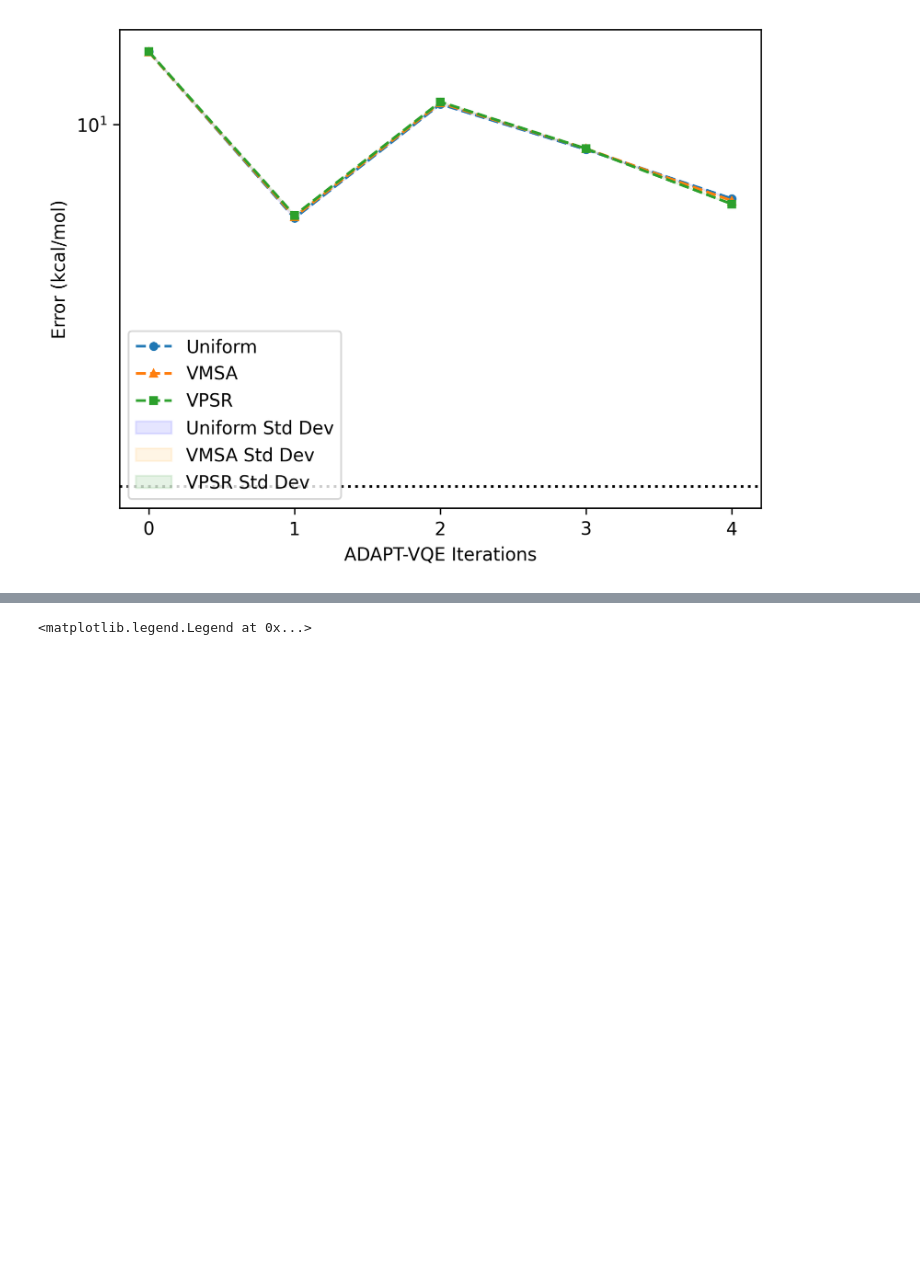
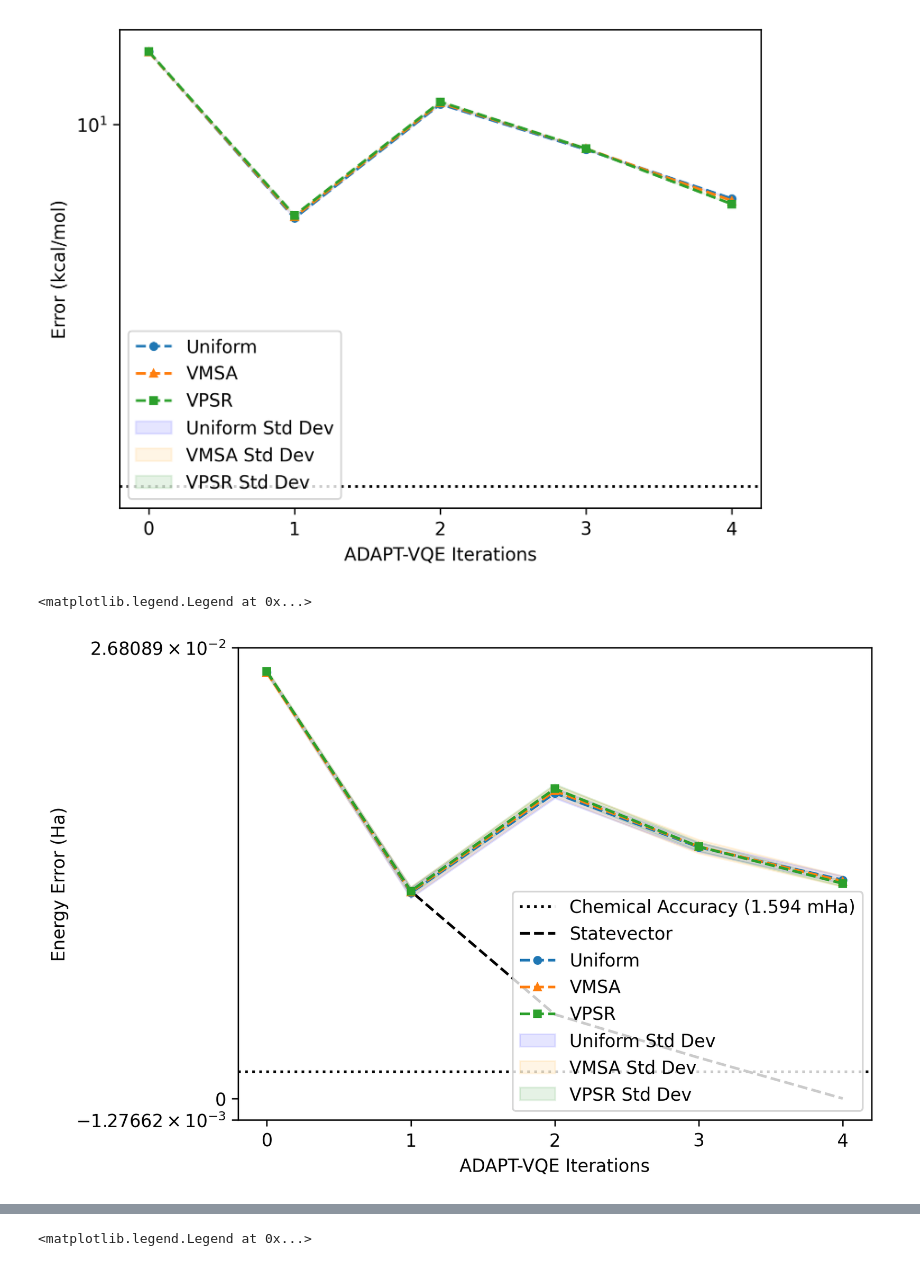
Before and after one commit to azhar-ikhtiarudin/ShotOptimization-ADAPT-VQE, a Jupyter notebook: 2-Shot-ADAPT-VQE/data_analysis_h3.ipynb, the cells around one changed output, grey strips where cells are left out. Drawn from its saved outputs; the diff is of its cells as text; code cells hidden in the pictures; blank space fills up the shorter version.

```diff
--- a/2-Shot-ADAPT-VQE/data_analysis_h3.ipynb
+++ b/2-Shot-ADAPT-VQE/data_analysis_h3.ipynb
@@ -98,6 +98,79 @@ plt.legend()
 # %% [output]
 <matplotlib.legend.Legend at 0x...>
 [figure]
+# %%
+plt.rcParams['figure.dpi'] = 300
+exact_energy = data['fci_energy']
+chemac = 1
+
+energies_statevector = []
+energies_uniform = []
+energies_vmsa = []
+energies_vpsr = []
+
+std_uniform = []
+std_vmsa = []
+std_vpsr = []
+
+for i in range(len(data['data_list'])):
+    energies_statevector.append(data['data_list'][i]['energies_statevector'][-1])
+    energies_uniform.append(data['data_list'][i]['energies_uniform'][-1])
+    energies_vmsa.append(data['data_list'][i]['energies_vmsa'][-1])
+    energies_vpsr.append(data['data_list'][i]['energies_vpsr'][-1])
+
+    std_uniform.append(data['data_list'][i]['std_uniform'][-1])
+    std_vmsa.append(data['data_list'][i]['std_vmsa'][-1])
+    std_vpsr.append(data['data_list'][i]['std_vpsr'][-1])
+
+
+error_statevector = np.abs(np.array(energies_statevector) - exact_energy)*chemac
+error_uniform = np.abs(np.array(energies_uniform) - exact_energy)*chemac
+error_vmsa = np.abs(np.array(energies_vmsa) - exact_energy)*chemac
+error_vpsr = np.abs(np.array(energies_vpsr) - exact_energy)*chemac
+
+
+# # Removing indices
+# indices_to_remove = [1,2,3,4,5,6,7,8,9]
+
+# # Apply np.delete to remove indices 2 and 3 from all relevant arrays
+# energies_statevector = np.delete(energies_statevector, indices_to_remove)
+# energies_uniform = np.delete(energies_uniform, indices_to_remove)
+# energies_vmsa = np.delete(energies_vmsa, indices_to_remove)
+# energies_vpsr = np.delete(energies_vpsr, indices_to_remove)
+
+# error_statevector = np.delete(error_statevector, indices_to_remove)
+# error_uniform = np.delete(error_uniform, indices_to_remove)
+# error_vmsa = np.delete(error_vmsa, indices_to_remove)
+# error_vpsr = np.delete(error_vpsr, indices_to_remove)
+
+# std_uniform = np.delete(std_uniform, indices_to_remove)
+# std_vmsa = np.delete(std_vmsa, indices_to_remove)
+# std_vpsr = np.delete(std_vpsr, indices_to_remove)
+
+
+x = range(len(error_statevector))
+
+plt.axhline(1.594e-3, color='black', linestyle='dotted', label='Chemical Accuracy (1.594 mHa)')
+
+plt.plot(x, error_statevector, label='Statevector', linestyle='--', color='black')
+plt.plot(x, error_uniform, label='Uniform', linestyle='--', marker='o', markersize=4)
+plt.plot(x, error_vmsa, label='VMSA', linestyle='--', marker='^', markersize=4)
+plt.plot(x, error_vpsr, label='VPSR', linestyle='--', marker='s', markersize=4)
+
+plt.fill_between(x, error_uniform - std_uniform, error_uniform + std_uniform, color='blue', alpha=0.1, label='Uniform Std Dev')
+plt.fill_between(x, error_vmsa - std_vmsa, error_vmsa + std_vmsa, color='orange', alpha=0.1, label='VMSA Std Dev')
+plt.fill_between(x, error_vpsr - std_vpsr, error_vpsr + std_vpsr, color='green', alpha=0.1, label='VPSR Std Dev')
+
+plt.yscale('symlog', linthresh=1e1)
+# plt.yscale('log')
+# plt.ylim(0.1,1)
+plt.ylabel("Energy Error (Ha)")
+plt.xlabel("ADAPT-VQE Iterations")
+plt.xticks([0,1,2,3,4])
+plt.legend()
+# %% [output]
+<matplotlib.legend.Legend at 0x...>
+[figure, added]
 # %%
 plt.rcParams['figure.dpi'] = 300
 exact_energy = data['fci_energy']
```
Also changed, not shown: parts of 9 cells of this notebook.
